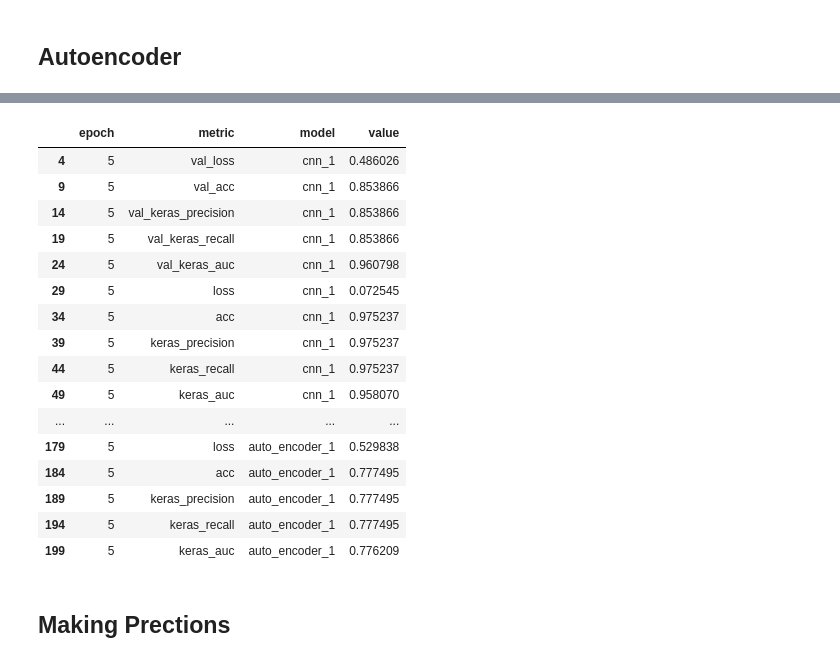
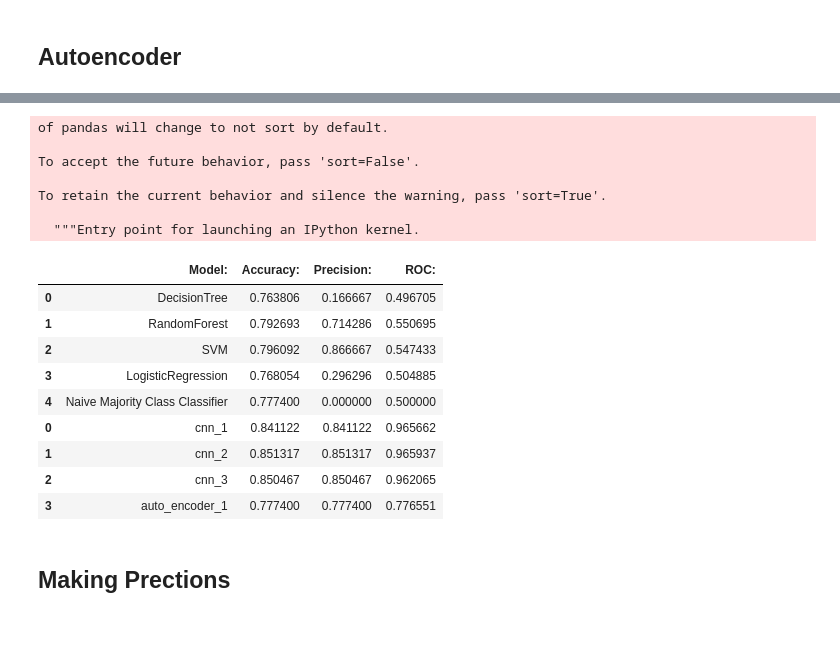
Before and after one commit to CooperStansbury/permission_pipeline, a Jupyter notebook: training_notebooks/train_custom_nn_models.ipynb, the cells around one changed output, grey strips where cells are left out. Saved outputs shown, nothing was run; the diff lists cells and outputs as text; code cells hidden in the pictures; blank space fills up the shorter version.

```diff
--- a/training_notebooks/train_custom_nn_models.ipynb
+++ b/training_notebooks/train_custom_nn_models.ipynb
@@ -383,24 +377,26 @@ ann_results_df.head(len(ann_results_df))
-# %%
-last_epoch = ann_results_df.loc[ann_results_df['epoch'] == '5']
-last_epoch.head(len(last_epoch))
-# %% [output]
-|  | epoch | metric | model | value |
-| 4 | 5 | val_loss | cnn_1 | 0.486026 |
-| 9 | 5 | val_acc | cnn_1 | 0.853866 |
-| 14 | 5 | val_keras_precision | cnn_1 | 0.853866 |
-| 19 | 5 | val_keras_recall | cnn_1 | 0.853866 |
-| 24 | 5 | val_keras_auc | cnn_1 | 0.960798 |
-| 29 | 5 | loss | cnn_1 | 0.072545 |
-| 34 | 5 | acc | cnn_1 | 0.975237 |
-| 39 | 5 | keras_precision | cnn_1 | 0.975237 |
-| 44 | 5 | keras_recall | cnn_1 | 0.975237 |
-| 49 | 5 | keras_auc | cnn_1 | 0.958070 |
-| ... | ... | ... | ... | ... |
-| 179 | 5 | loss | auto_encoder_1 | 0.529838 |
-| 184 | 5 | acc | auto_encoder_1 | 0.777495 |
-| 189 | 5 | keras_precision | auto_encoder_1 | 0.777495 |
-| 194 | 5 | keras_recall | auto_encoder_1 | 0.777495 |
-| 199 | 5 | keras_auc | auto_encoder_1 | 0.776209 |
+# %%
+results_df = pd.concat([baseline_results_df, ann_results_df])
+cols = ['Model:', 'Accuracy:', 'Precision:', 'ROC:']
+results_df = results_df[cols]
+results_df.head(len(results_df))
+# %% [output]
+of pandas will change to not sort by default.
+
+To accept the future behavior, pass 'sort=False'.
+
+To retain the current behavior and silence the warning, pass 'sort=True'.
+
+  """Entry point for launching an IPython kernel.
+|  | Model: | Accuracy: | Precision: | ROC: |
+| 0 | DecisionTree | 0.763806 | 0.166667 | 0.496705 |
+| 1 | RandomForest | 0.792693 | 0.714286 | 0.550695 |
+| 2 | SVM | 0.796092 | 0.866667 | 0.547433 |
+| 3 | LogisticRegression | 0.768054 | 0.296296 | 0.504885 |
+| 4 | Naive Majority Class Classifier | 0.777400 | 0.000000 | 0.500000 |
+| 0 | cnn_1 | 0.841122 | 0.841122 | 0.965662 |
+| 1 | cnn_2 | 0.851317 | 0.851317 | 0.965937 |
+| 2 | cnn_3 | 0.850467 | 0.850467 | 0.962065 |
+| 3 | auto_encoder_1 | 0.777400 | 0.777400 | 0.776551 |
 # %% [markdown]
 ## Making Prections
 # %%
```
Also changed, not shown: parts of 31 cells of this notebook.
